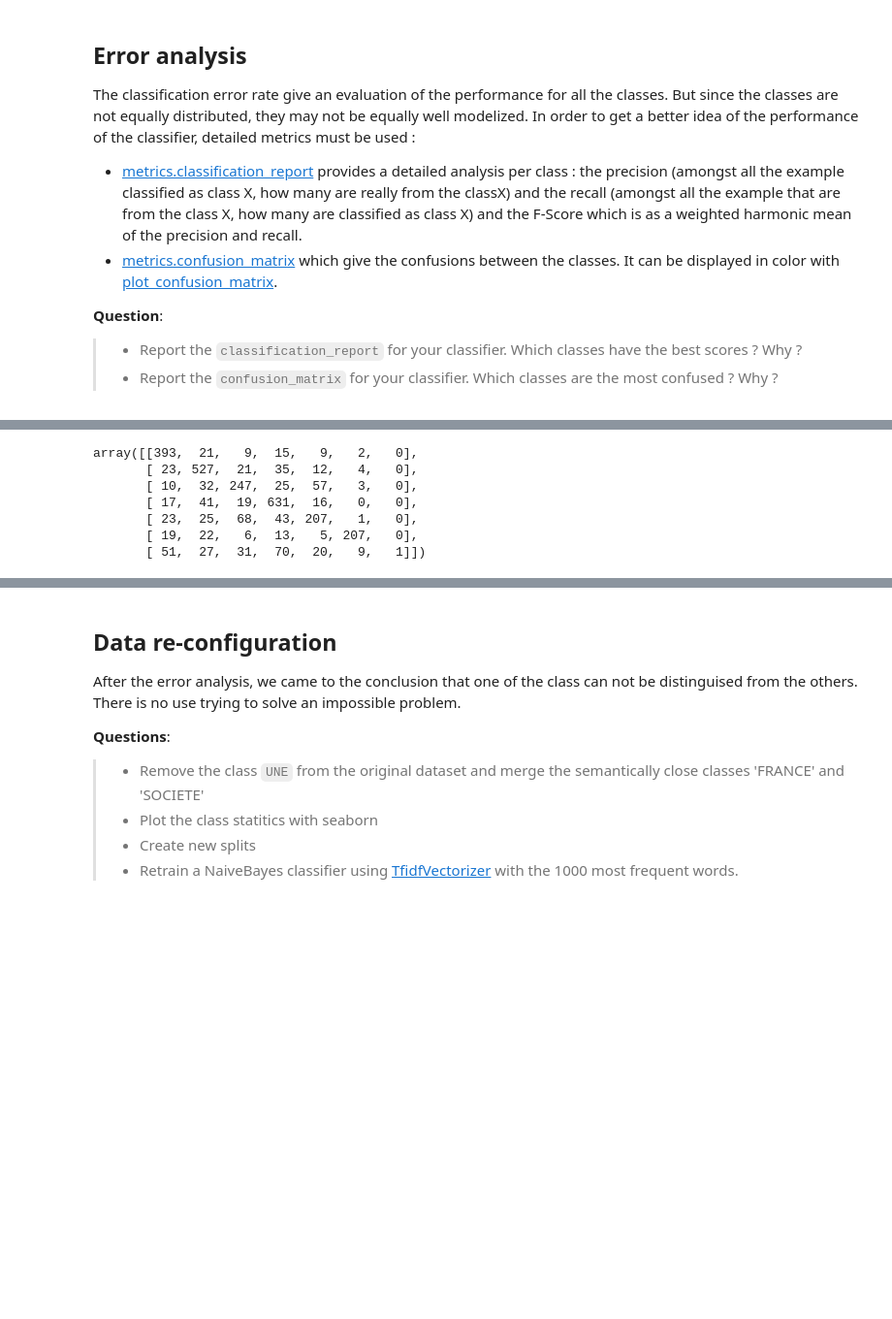
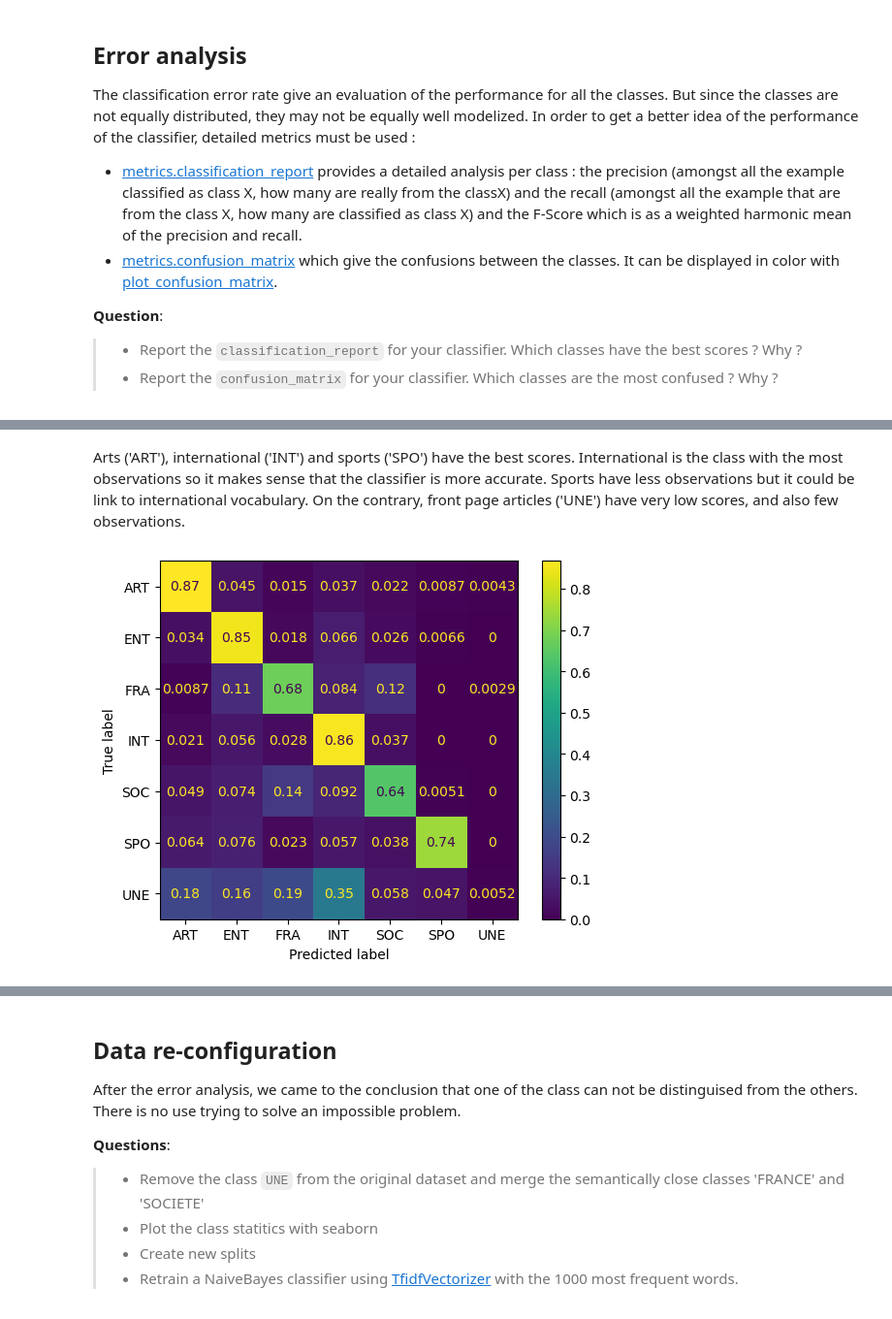
Before and after one commit to louiseligonniere/nlp-lab-text-classification, a Jupyter notebook: TextClassification_LeMonde.ipynb, the cells around one changed output, grey strips where cells are left out. Shown at 97% size. Drawn from its saved outputs; the diff is of its cells as text; code cells hidden in the pictures; blank space fills up the shorter version.

```diff
--- a/TextClassification_LeMonde.ipynb
+++ b/TextClassification_LeMonde.ipynb
@@ -262,10 +236,10 @@ classification_report(y_test, y_pred_test)
-# %%
-confusion_matrix(y_test, y_pred_tf)
-# %% [output]
-array([[393,  21,   9,  15,   9,   2,   0],
-       [ 23, 527,  21,  35,  12,   4,   0],
-       [ 10,  32, 247,  25,  57,   3,   0],
-       [ 17,  41,  19, 631,  16,   0,   0],
-       [ 23,  25,  68,  43, 207,   1,   0],
-       [ 19,  22,   6,  13,   5, 207,   0],
-       [ 51,  27,  31,  70,  20,   9,   1]])
+# %% [markdown]
+Arts ('ART'), international ('INT') and sports ('SPO') have the best scores. International is the class with the most observations so it makes sense that the classifier is more accurate. Sports have less observations but it could be link to international vocabulary. On the contrary, front page articles ('UNE') have very low scores, and also few observations.
+# %%
+# confusion matrix normalized by lines
+cm = confusion_matrix(y_test, y_pred_test, labels=clf.classes_, normalize='true')
+disp = ConfusionMatrixDisplay(cm, display_labels=clf.classes_)
+disp.plot()
+plt.show()
+# %% [output]
+[figure, added]
```
Also changed, not shown: parts of 15 cells of this notebook.
